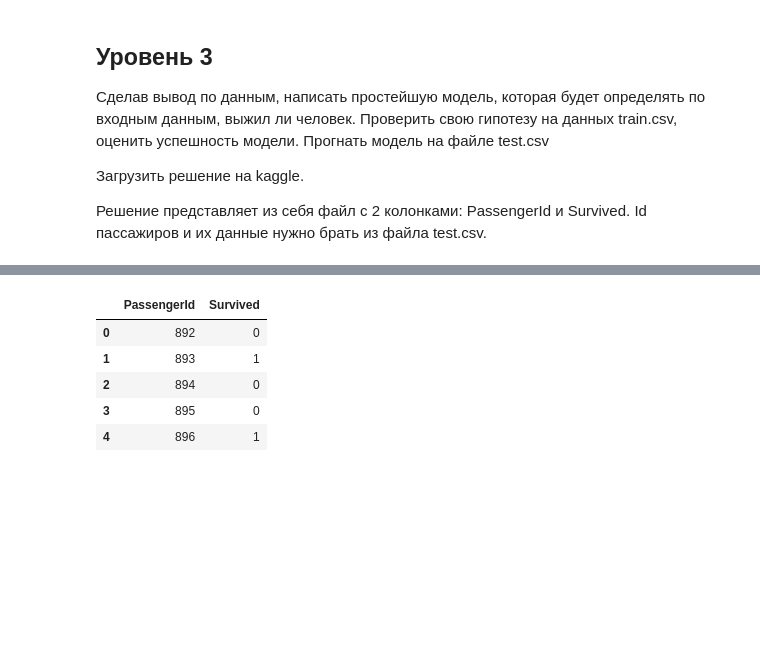
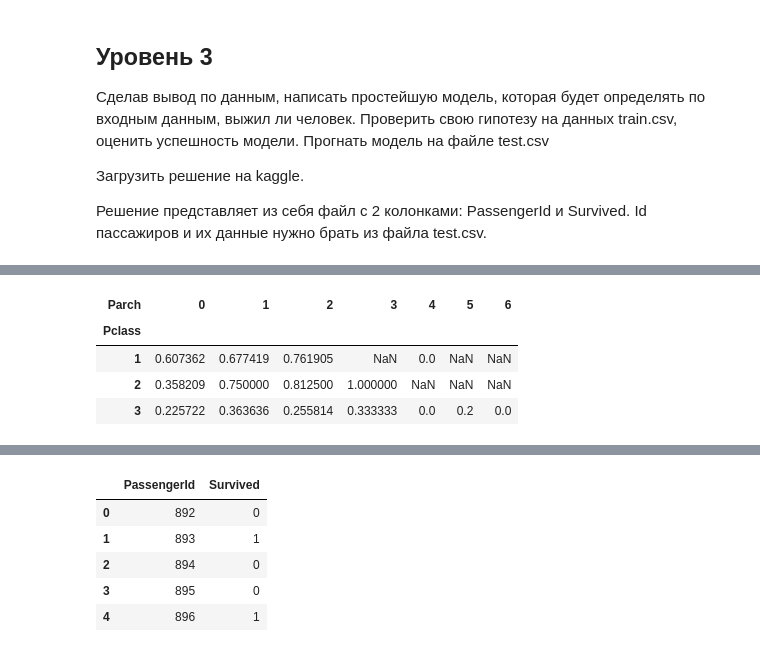
Before and after one commit to r1ryzhov/ds_course, a Jupyter notebook: homework_5.ipynb, the cells around one changed output, grey strips where cells are left out. Cells and saved outputs as stored; diff of their text form; code cells hidden in the pictures; blank space fills up the shorter version.

```diff
--- a/homework_5.ipynb
+++ b/homework_5.ipynb
@@ -229 +286,14 @@ df.head()
+# %%
+pd.crosstab(
+    df['Pclass'],
+    df['Parch'],
+    values=df['Survived'],
+    aggfunc='mean'
+)
+# %% [output]
+| Parch | 0 | 1 | 2 | 3 | 4 | 5 | 6 |
+| Pclass |  |  |  |  |  |  |  |
+| 1 | 0.607362 | 0.677419 | 0.761905 | NaN | 0.0 | NaN | NaN |
+| 2 | 0.358209 | 0.750000 | 0.812500 | 1.000000 | NaN | NaN | NaN |
+| 3 | 0.225722 | 0.363636 | 0.255814 | 0.333333 | 0.0 | 0.2 | 0.0 |
 # %% [markdown]
```
Also changed, not shown: parts of 35 cells of this notebook.
